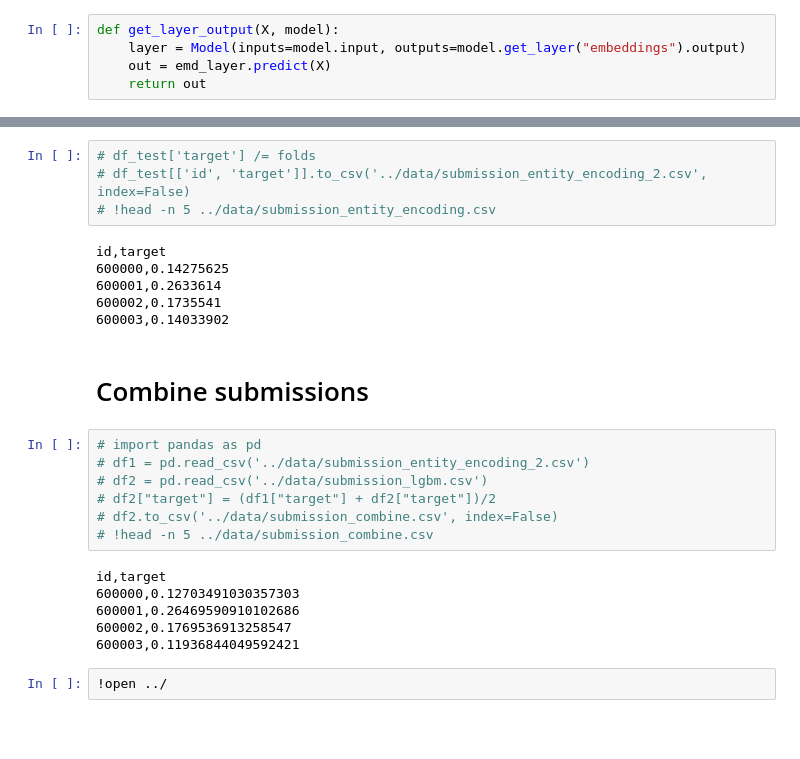
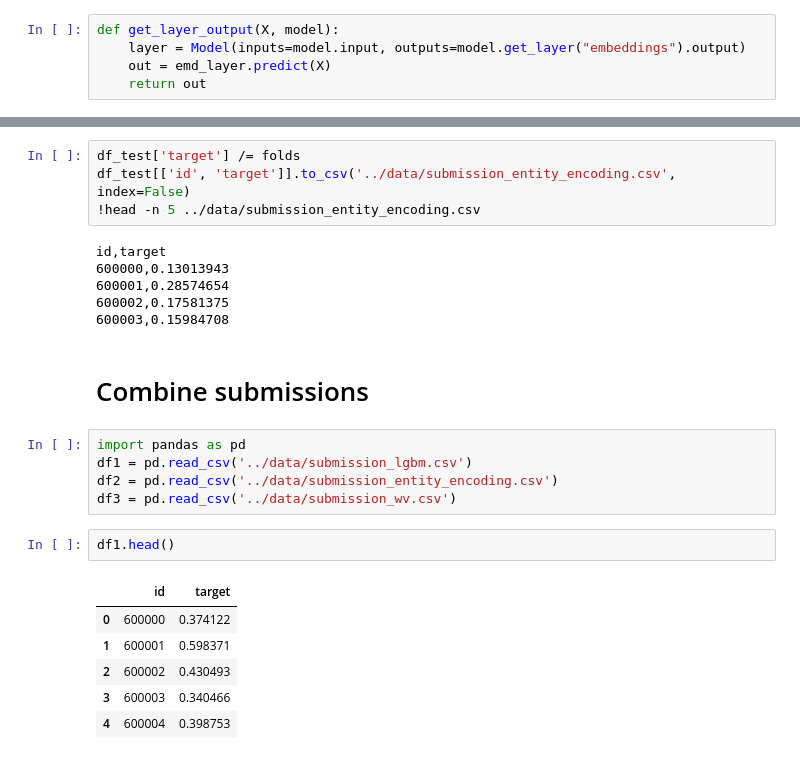
Before and after one commit to morlov/ds, a Jupyter notebook: cfec/notebook/cfec2_entity_embedding.ipynb, the cells around one changed output, grey strips where cells are left out. Drawn from its saved outputs; the diff is of its cells as text; blank space fills up the shorter version.

Commit message:
lgbm, nn and vw solutions

```diff
--- a/cfec/notebook/cfec2_entity_embedding.ipynb
+++ b/cfec/notebook/cfec2_entity_embedding.ipynb
@@ -295,27 +377,26 @@ Epoch 00011: early stopping
 # %%
-# df_test['target'] /= folds
-# df_test[['id', 'target']].to_csv('../data/submission_entity_encoding_2.csv', index=False)
-# !head -n 5 ../data/submission_entity_encoding.csv
+df_test['target'] /= folds
+df_test[['id', 'target']].to_csv('../data/submission_entity_encoding.csv', index=False)
+!head -n 5 ../data/submission_entity_encoding.csv
 # %% [output]
 id,target
-600000,0.14275625
-600001,0.2633614
-600002,0.1735541
-600003,0.14033902
+600000,0.13013943
+600001,0.28574654
+600002,0.17581375
+600003,0.15984708
 # %% [markdown]
 # Combine submissions
 # %%
-# import pandas as pd
-# df1 = pd.read_csv('../data/submission_entity_encoding_2.csv')
-# df2 = pd.read_csv('../data/submission_lgbm.csv')
-# df2["target"] = (df1["target"] + df2["target"])/2
-# df2.to_csv('../data/submission_combine.csv', index=False)
-# !head -n 5 ../data/submission_combine.csv
+import pandas as pd
+df1 = pd.read_csv('../data/submission_lgbm.csv')
+df2 = pd.read_csv('../data/submission_entity_encoding.csv')
+df3 = pd.read_csv('../data/submission_wv.csv')
-# %% [output]
-id,target
-600000,0.12703491030357303
-600001,0.26469590910102686
-600002,0.1769536913258547
-600003,0.11936844049592421
-# %%
-!open ../
+# %%
+df1.head()
+# %% [output]
+|  | id | target |
+| 0 | 600000 | 0.374122 |
+| 1 | 600001 | 0.598371 |
+| 2 | 600002 | 0.430493 |
+| 3 | 600003 | 0.340466 |
+| 4 | 600004 | 0.398753 |
```
Also changed, not shown: parts of 8 cells of this notebook, 2 other files.
